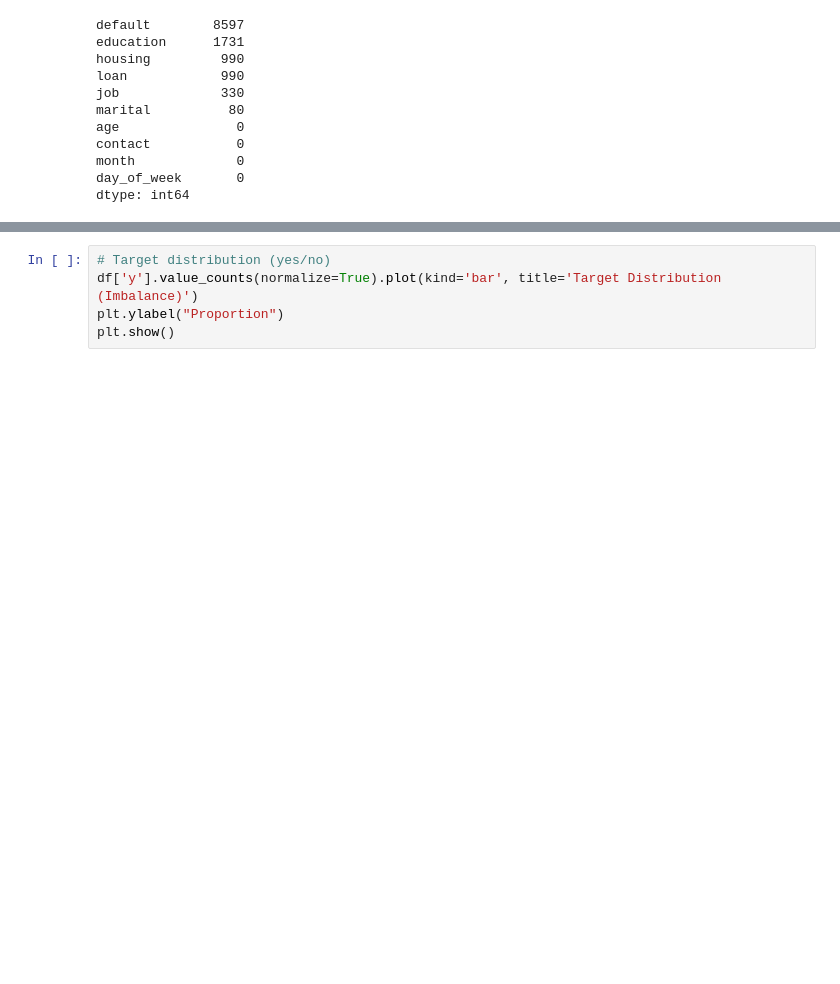
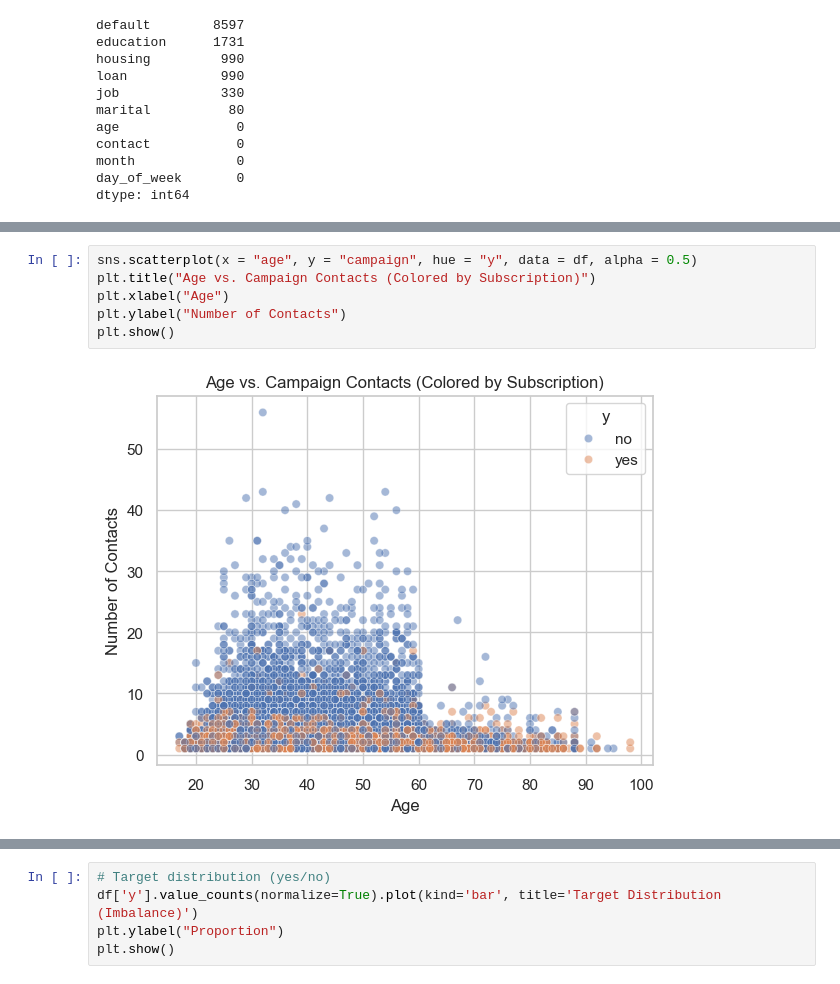
Before and after one commit to randel-bjorkquist/jupyter-notebooks-vscode, a Jupyter notebook: Project2_Machine_Learning.ipynb, the cells around one changed output, grey strips where cells are left out. Saved outputs shown, nothing was run; the diff lists cells and outputs as text; blank space fills up the shorter version.

```diff
--- a/Project2_Machine_Learning.ipynb
+++ b/Project2_Machine_Learning.ipynb
@@ -381,0 +438,8 @@ dtype: int64
+# %%
+sns.scatterplot(x = "age", y = "campaign", hue = "y", data = df, alpha = 0.5)
+plt.title("Age vs. Campaign Contacts (Colored by Subscription)")
+plt.xlabel("Age")
+plt.ylabel("Number of Contacts")
+plt.show()
+# %% [output]
+[figure, added]
```
Also changed, not shown: parts of 85 cells of this notebook.
